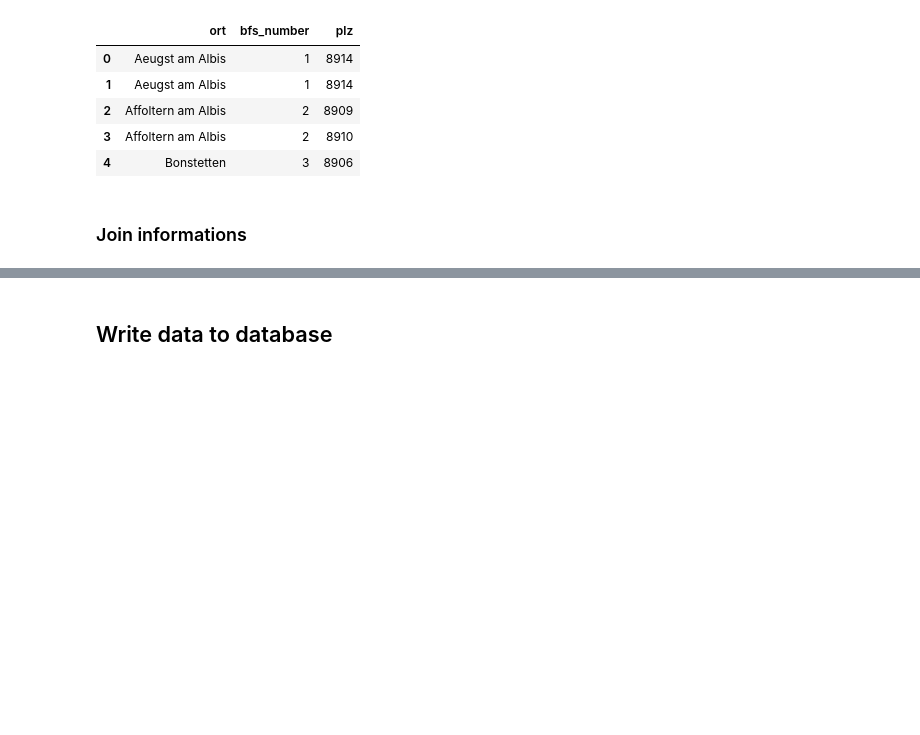
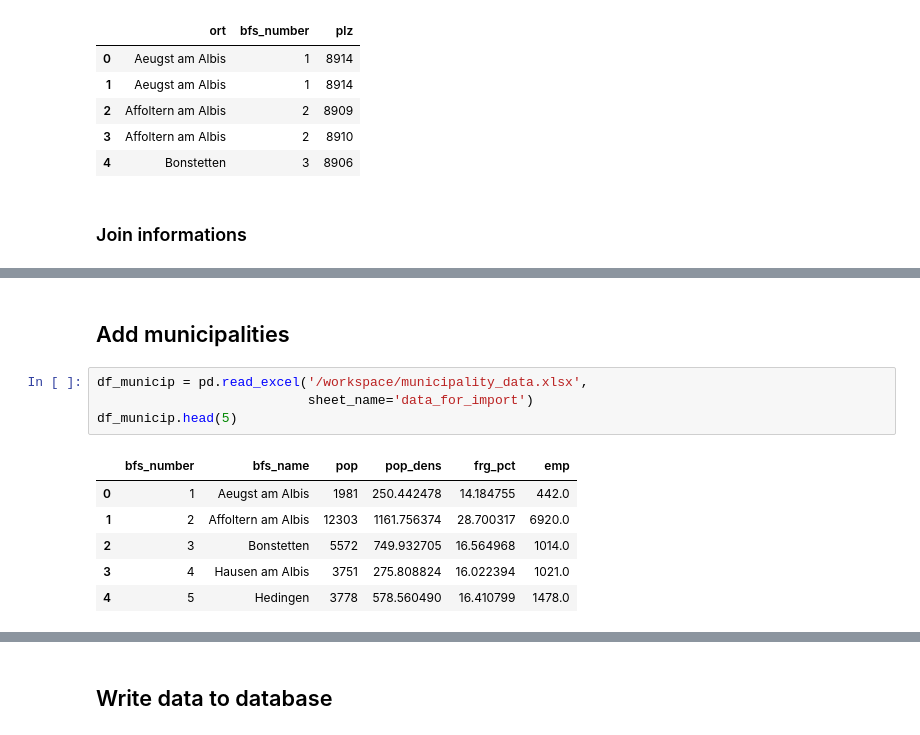
Before and after one commit to Sapdmsql/data_analytics_python_postgres, a Jupyter notebook: jupyter_postgres_db.ipynb, the cells around one changed output, grey strips where cells are left out. Cells and saved outputs as stored; diff of their text form; blank space fills up the shorter version.

```diff
--- a/jupyter_postgres_db.ipynb
+++ b/jupyter_postgres_db.ipynb
@@ -199,3 +199,16 @@ df2.head()
 | 2 | 1703597180-2 | https://www.tutti.ch/de/q/autos/A... | Aargau, 5054, 08.09.2018, auf aut... | VW Golf 1800 S-Plus (GL) | 5'990.- | Aargau | 5054 | ... |
 | 3 | 1703597180-2 | https://www.tutti.ch/de/q/autos/A... | Aargau, 5054, 08.09.2018, auf aut... | VW Golf 1800 S-Plus (GL) | 5'990.- | Aargau | 5054 | ... |
 | 4 | 1703597192-34 | https://www.tutti.ch/de/q/autos/A... | Aargau, 5054, 16.03.2020, auf aut... | MITSUBISHI Colt 1400 GLX A | 5'990.- | Aargau | 5054 | ... |
+# %% [markdown]
+## Add municipalities
+# %%
+df_municip = pd.read_excel('/workspace/municipality_data.xlsx',
+                           sheet_name='data_for_import')
+df_municip.head(5)
+# %% [output]
+|  | bfs_number | bfs_name | pop | pop_dens | frg_pct | emp |
+| 0 | 1 | Aeugst am Albis | 1981 | 250.442478 | 14.184755 | 442.0 |
+| 1 | 2 | Affoltern am Albis | 12303 | 1161.756374 | 28.700317 | 6920.0 |
+| 2 | 3 | Bonstetten | 5572 | 749.932705 | 16.564968 | 1014.0 |
+| 3 | 4 | Hausen am Albis | 3751 | 275.808824 | 16.022394 | 1021.0 |
+| 4 | 5 | Hedingen | 3778 | 578.560490 | 16.410799 | 1478.0 |
```
Also changed, not shown: parts of 3 cells of this notebook, 1 other file.
